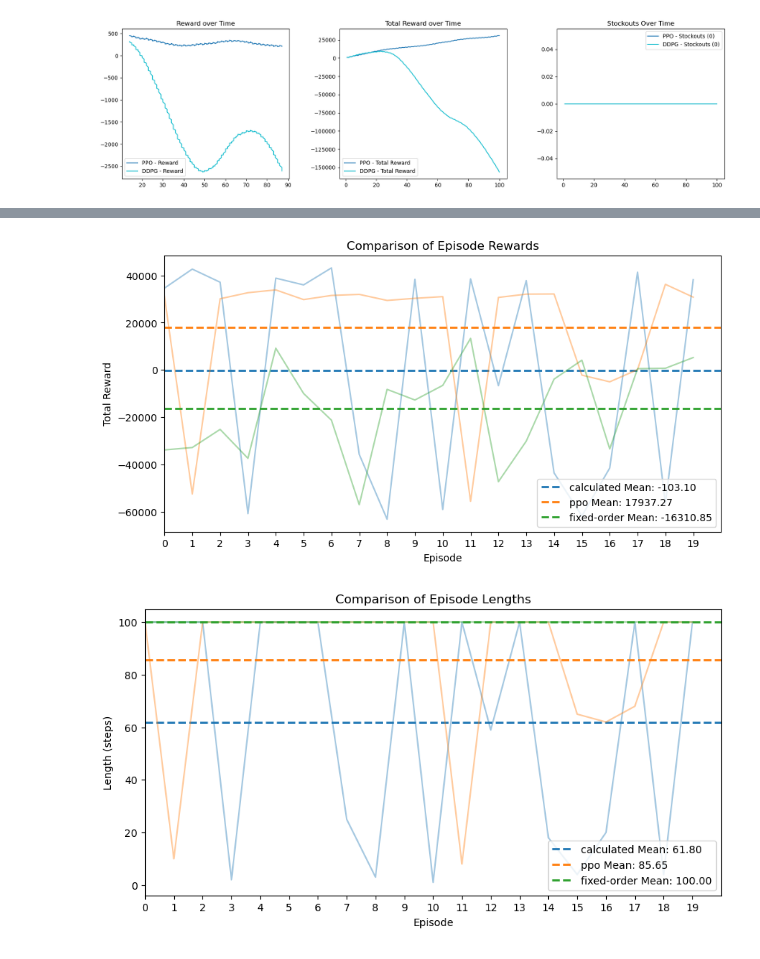
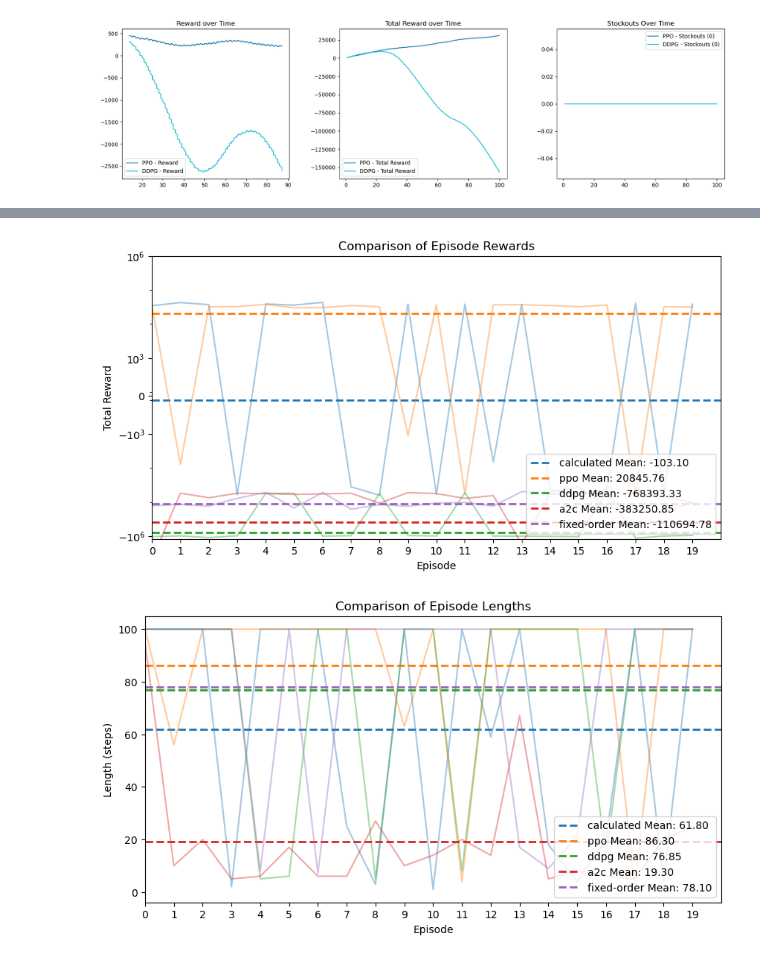
Before and after one commit to jonas-rer/RL_SCM, a Jupyter notebook: Final/00_evaluation.ipynb, the cells around one changed output, grey strips where cells are left out. Drawn from its saved outputs; the diff is of its cells as text; code cells hidden in the pictures.

```diff
--- a/Final/00_evaluation.ipynb
+++ b/Final/00_evaluation.ipynb
@@ -44,8 +40,4 @@ benchmark_plot(df_list, labels)
 # %%
-import os
-import json
-import matplotlib.pyplot as plt
-
 # Function to load data from a JSON file
 def load_data(file_path):
     with open(file_path, "r") as file:
@@ -55,6 +47,8 @@ def load_data(file_path):
 file_paths = [
     "./Data/Evaluation/evaluation_results_calculated.json",
     "./Data/Evaluation/evaluation_results_ppo.json",
+    "./Data/Evaluation/evaluation_results_ddpg.json",
+    "./Data/Evaluation/evaluation_results_a2c.json",
     "./Data/Evaluation/evaluation_results_fixed-order.json"
 ]
 
@@ -91,32 +85,35 @@ for label, data in comparison_data.items():
 
 plt.xlabel("Episode")
 plt.ylabel("Total Reward")
+plt.ylim(-1.2e6, 1e6)
+plt.yscale("symlog", linthresh=1e3)
+plt.yticks(ticks=[-1e6, -1e3, 0, 1e3, 1e6])
 plt.title("Comparison of Episode Rewards")
 plt.xlim(0, 20)
 plt.xticks(range(0, 20, 1))
 plt.legend(loc="lower right")
 plt.show()
 
 # Plot Episode Lengths Comparison
 plt.figure(figsize=(10, 5))
 for label, data in comparison_data.items():
     lengths = data["lengths"]
     mean_length = sum(lengths) / len(lengths)
 
     # Plot lengths line without label (invisible in legend)
     line, = plt.plot(lengths, alpha=0.4, label='')  # No label for episode lines
     mean_color = line.get_color()
 
     # Add mean line with label
     plt.axhline(y=mean_length, color=mean_color, linestyle='--', linewidth=2, label=f"{label} Mean: {mean_length:.2f}")
 
 plt.xlabel("Episode")
 plt.ylabel("Length (steps)")
 plt.title("Comparison of Episode Lengths")
 plt.xlim(0, 20)
 plt.xticks(range(0, 20, 1))
 plt.legend(loc="lower right")
 plt.show()
 # %% [output]
-[figure, old version]
+[figure, new version]
-[figure, old version]
+[figure, new version]
```
Also changed, not shown: parts of 3 cells of this notebook, 41 other files.
